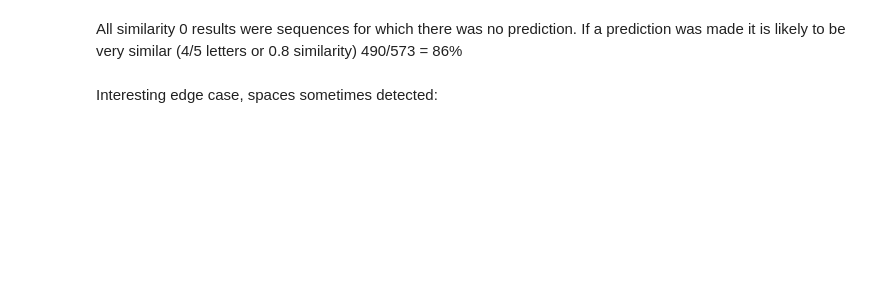
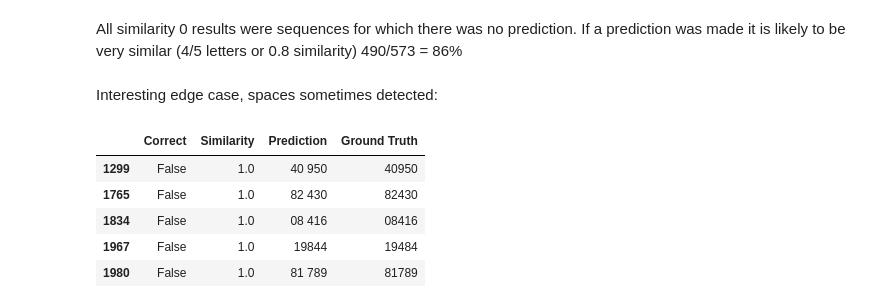
Before and after one commit to s-wheels/sequence_mnist_trocr, a Jupyter notebook: submission.ipynb, the cells around one changed output. Saved outputs shown, nothing was run; the diff lists cells and outputs as text; code cells hidden in the pictures; blank space fills up the shorter version.

```diff
--- a/submission.ipynb
+++ b/submission.ipynb
@@ -144,7 +255,12 @@ All similarity 0 results were sequences for which there was no prediction. If a
 # %% [markdown]
 Interesting edge case, spaces sometimes detected:
 # %%
-test_results_df[
-    (test_results_df["Correct"] == False) & (test_results_df["Similarity"] == 1.0)
-]
+test_results_df[(test_results_df['Correct'] == False) & (test_results_df['Similarity'] == 1.0)]
+# %% [output]
+|  | Correct | Similarity | Prediction | Ground Truth |
+| 1299 | False | 1.0 | 40 950 | 40950 |
+| 1765 | False | 1.0 | 82 430 | 82430 |
+| 1834 | False | 1.0 | 08 416 | 08416 |
+| 1967 | False | 1.0 | 19844 | 19484 |
+| 1980 | False | 1.0 | 81 789 | 81789 |
 # %%
```
Also changed, not shown: parts of 16 cells of this notebook.
